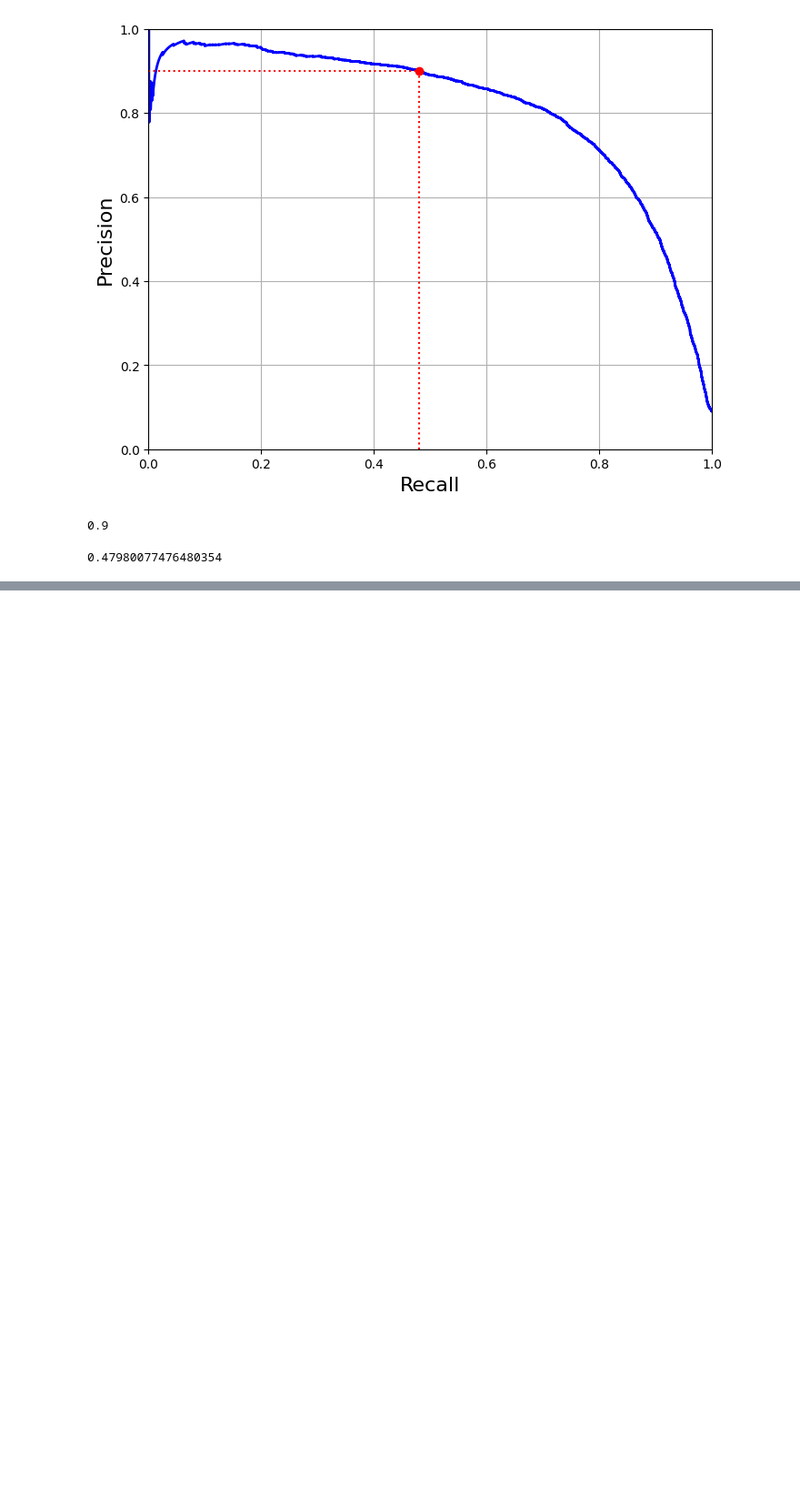
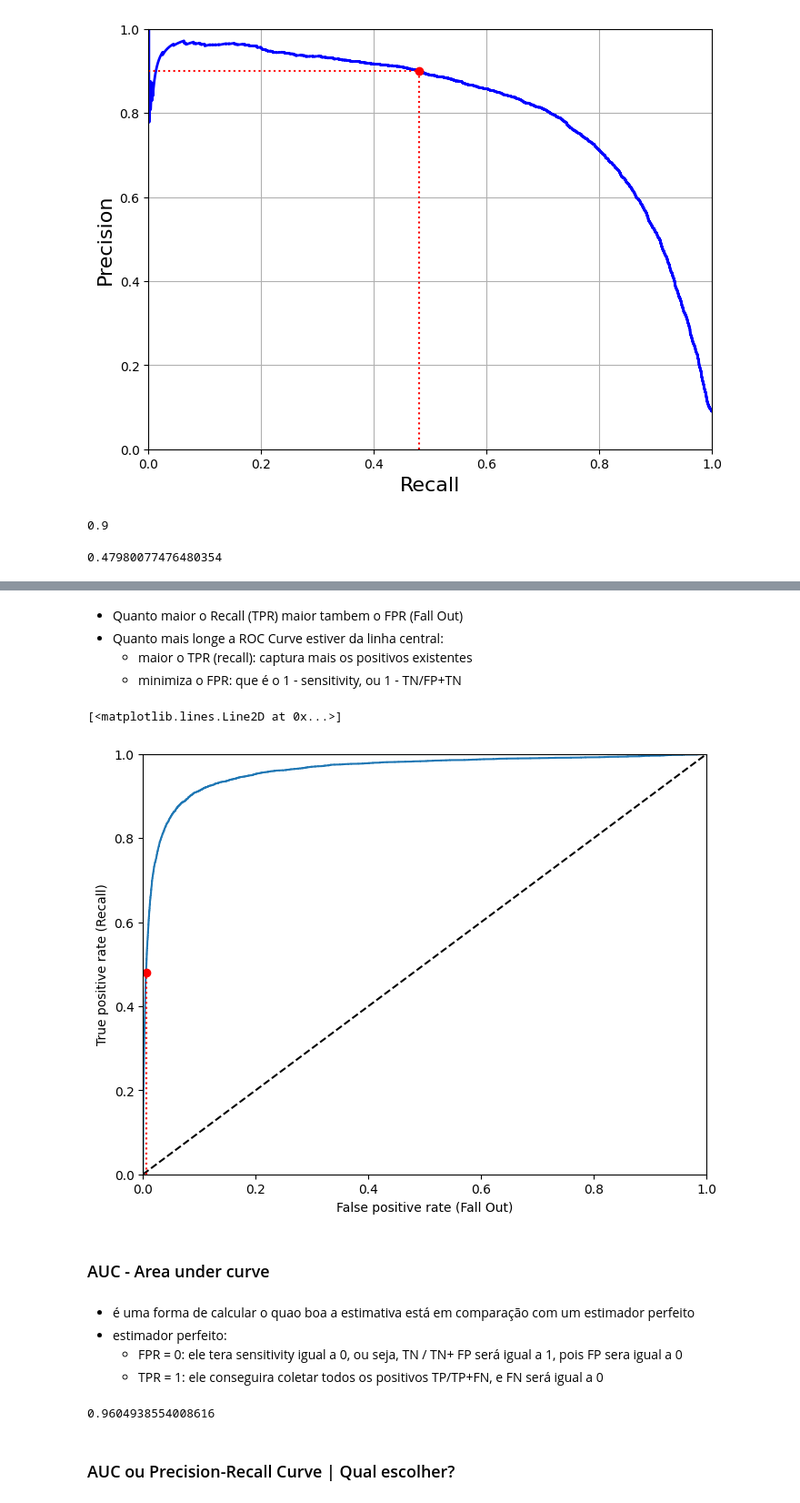
Before and after one commit to danieltodaDS/hands-on-machine-learning, a Jupyter notebook: 03_classification.ipynb, the cells around one changed output, grey strips where cells are left out. Shown: that part at 91% size. Drawn from its saved outputs; the diff is of its cells as text; code cells hidden in the pictures; blank space fills up the shorter version.

```diff
--- a/03_classification.ipynb
+++ b/03_classification.ipynb
@@ -380,0 +390,43 @@ recall_score(y_train_5, y_train_pred_90)
+# %%
+from sklearn.metrics import roc_curve
+
+fpr, tpr, thresholds = roc_curve(y_train_5, y_scores)
+# %% [markdown]
+- Quanto maior o Recall (TPR) maior tambem o FPR (Fall Out)
+- Quanto mais longe a ROC Curve estiver da linha central:
+    - maior o TPR (recall): captura mais os positivos existentes
+    - minimiza o FPR: que é o 1 - sensitivity, ou 1 - TN/FP+TN
+# %%
+plt.figure(figsize=(8,6))
+
+plt.plot(fpr, tpr, label=None)
+plt.plot([0,1],[0,1], 'k--')
+plt.axis([0,1,0,1])
+plt.xlabel("False positive rate (Fall Out)")
+plt.ylabel("True positive rate (Recall)")
+
+# * captura o minimo valor de fpr (1- sensitivity), em que tpr (recall) é maior que o
+#   recall correspondente a 90% de precision (TP/TP+FP)
+fpr_90 = fpr[np.argmax(tpr>=recall_90_precision)]
+
+plt.plot([fpr_90, fpr_90], [0., recall_90_precision], "r:")
+plt.plot([0.0, fpr_90], [recall_90_precision, recall_90_precision], "r:")
+plt.plot([fpr_90], [recall_90_precision], 'ro')
+# %% [output]
+[<matplotlib.lines.Line2D at 0x...>]
+[figure, added]
+# %% [markdown]
+### AUC - Area under curve
+# %% [markdown]
+- é uma forma de calcular o quao boa a estimativa está em comparação com um estimador perfeito
+- estimador perfeito:
+    - FPR = 0: ele tera sensitivity igual a 0, ou seja, TN / TN+ FP será igual a 1, pois FP sera igual a 0
+    - TPR = 1: ele conseguira coletar todos os positivos TP/TP+FN, e FN será igual a 0
+# %%
+from sklearn.metrics import roc_auc_score
+
+roc_auc_score(y_train_5, y_scores)
+# %% [output]
+0.9604938554008616
+# %% [markdown]
+### AUC ou Precision-Recall Curve | Qual escolher?
```
Also changed, not shown: parts of 7 cells of this notebook.
